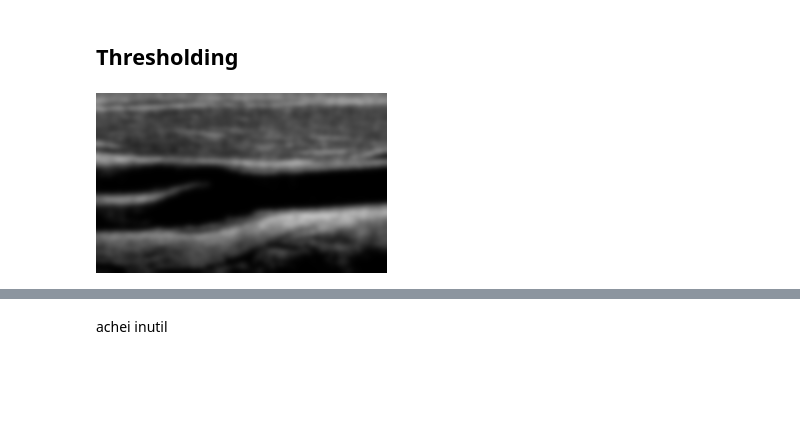
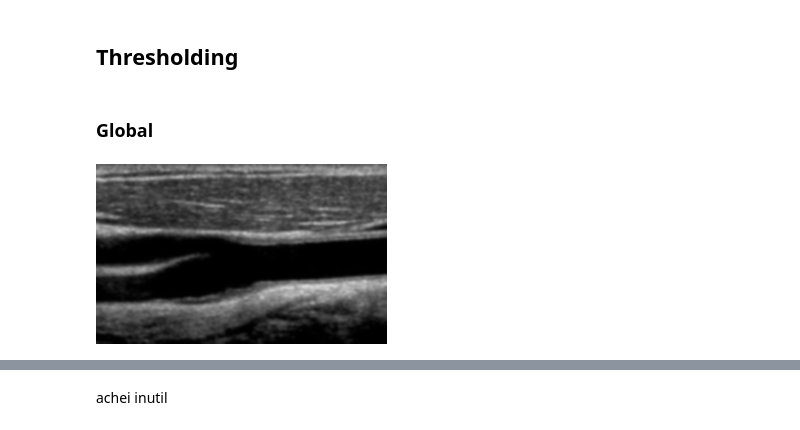
Before and after one commit to LaKHamote/segmentacao_cardiovascular, a Jupyter notebook: main.ipynb, the cells around one changed output, grey strips where cells are left out. Saved outputs shown, nothing was run; the diff lists cells and outputs as text; code cells hidden in the pictures; blank space fills up the shorter version.

```diff
--- a/main.ipynb
+++ b/main.ipynb
@@ -25,9 +25,11 @@ gray_img = cv2.cvtColor(np.array(img), cv2.COLOR_RGBA2GRAY)
 RGBA
 # %% [markdown]
 ## Thresholding
+# %% [markdown]
+### Global
 # %%
-img_low_filter = cv2.GaussianBlur(gray_img, (15, 15), 0)
+img_low_filter = cv2.GaussianBlur(gray_img, (5, 5), 0)
 Image.fromarray(img_low_filter)
 # %% [output]
-[figure, old version]
+[figure, new version]
 # %%
```
Also changed, not shown: parts of 21 cells of this notebook.
